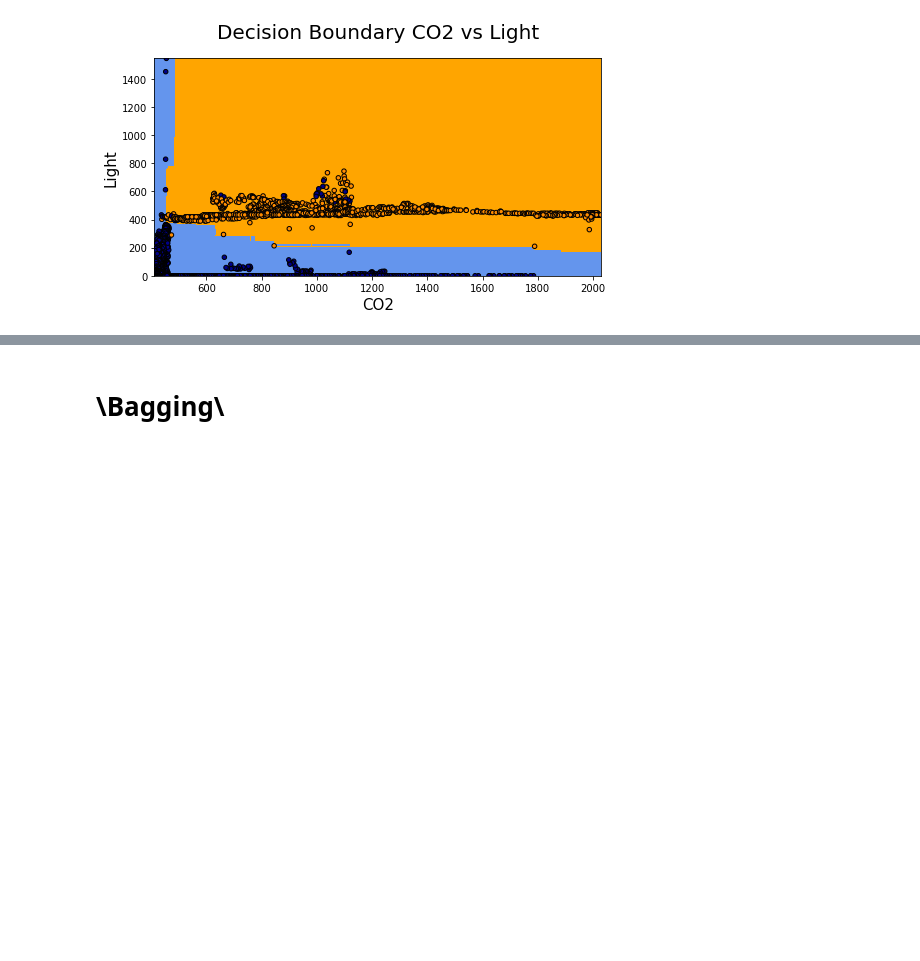
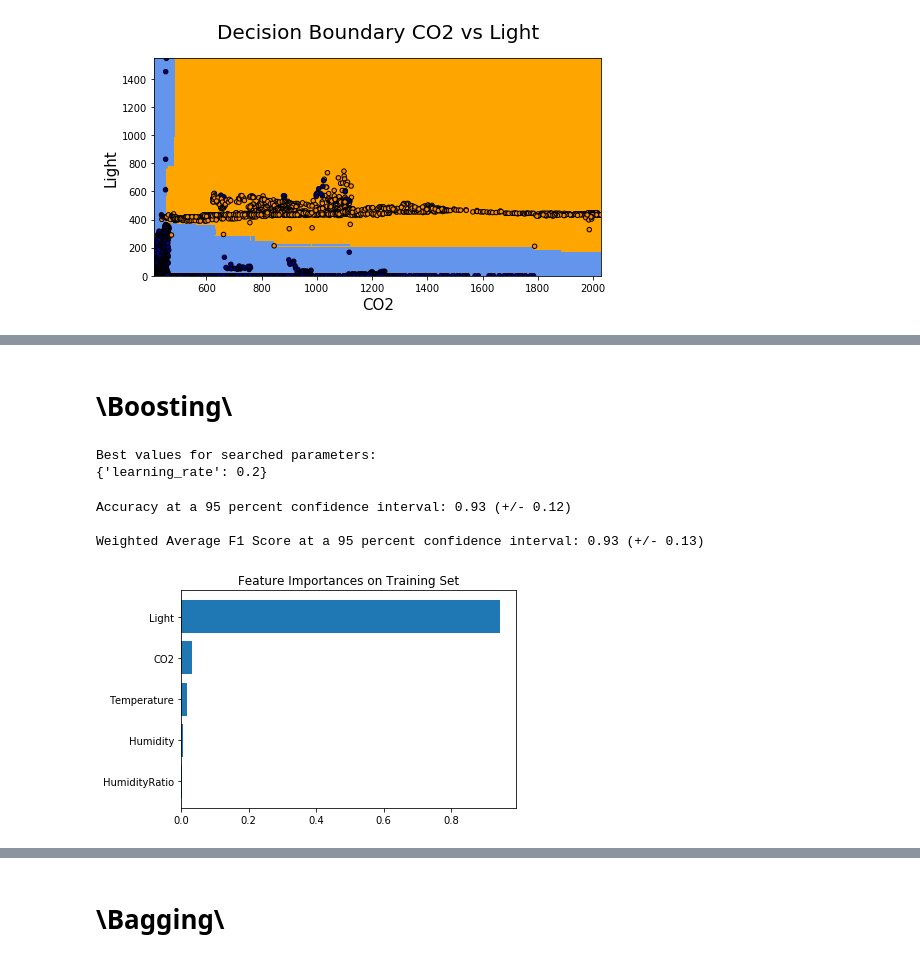
Before and after one commit to lorenzoFerri95/DataMining_Advanced, a Jupyter notebook: Lorenzo/Task 2/ensamble.ipynb, the cells around one changed output, grey strips where cells are left out. Drawn from its saved outputs; the diff is of its cells as text; code cells hidden in the pictures; blank space fills up the shorter version.

```diff
--- a/Lorenzo/Task 2/ensamble.ipynb
+++ b/Lorenzo/Task 2/ensamble.ipynb
@@ -70,0 +89,23 @@ model_evaluation.decision_boundary_scatterplots(clf=clf, X=X_train[['CO2', 'Ligh
+# %% [markdown]
+# \Boosting\
+# %%
+clf = modeling.fit_best_clf(X_train=X_train, y_train=y_train,
+                            model=modeling.AdaBoostClassifier(base_estimator=modeling.DecisionTreeClassifier(),
+                                                              random_state=0,
+                                                              n_estimators=100),
+                            nbr_iter=5,
+                            params_domain_dic={'learning_rate':data_understanding.np.arange(0.0, 1.0, 0.1)},
+                            score_metric='f1')
+# %% [output]
+Best values for searched parameters:
+{'learning_rate': 0.2}
+# %%
+model_evaluation.validate_clf(clf=clf, X_train=X_train, y_train=y_train)
+# %% [output]
+Accuracy at a 95 percent confidence interval: 0.93 (+/- 0.12)
+
+Weighted Average F1 Score at a 95 percent confidence interval: 0.93 (+/- 0.13)
+# %%
+model_evaluation.feature_importance(estimator=clf, X_train=X_train, y_train=y_train)
+# %% [output]
+[figure, added]
```
Also changed, not shown: parts of 13 cells of this notebook, 14 other files.
